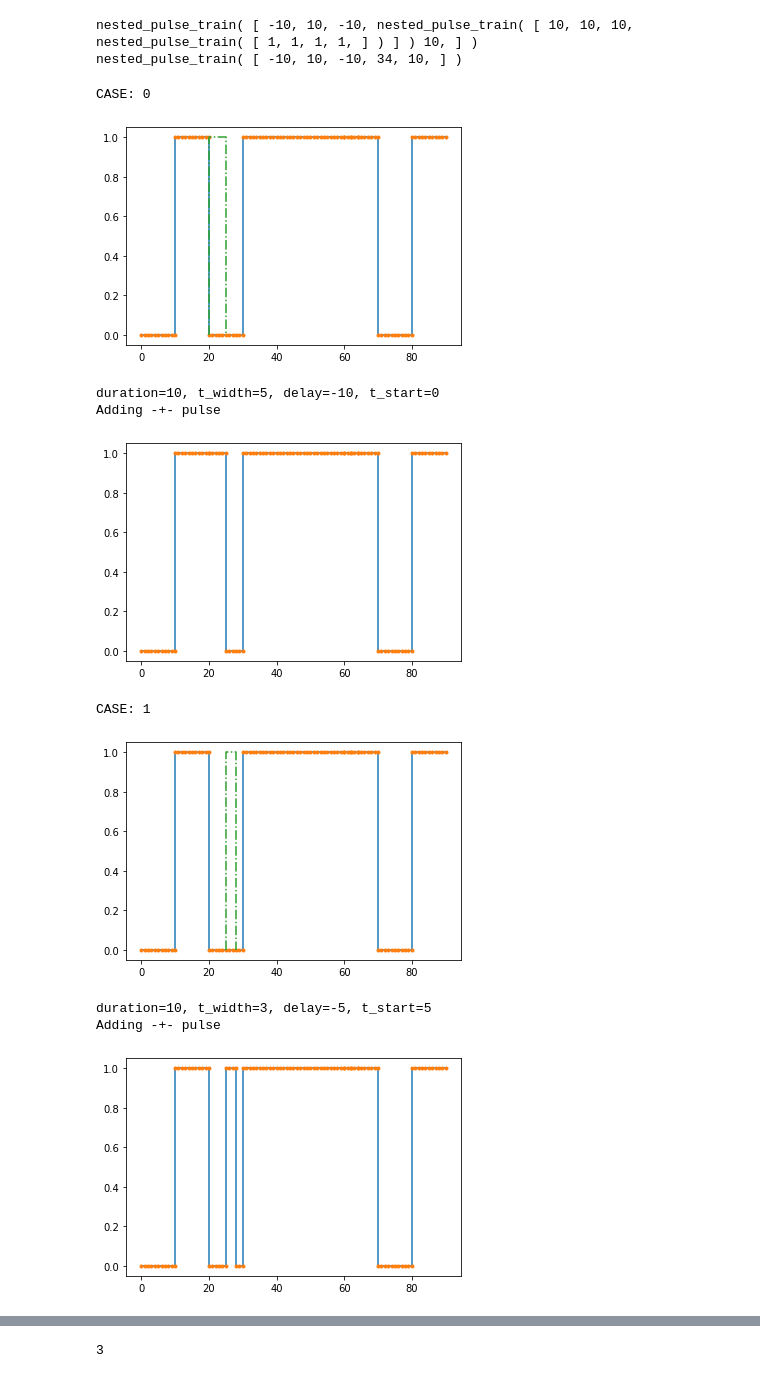
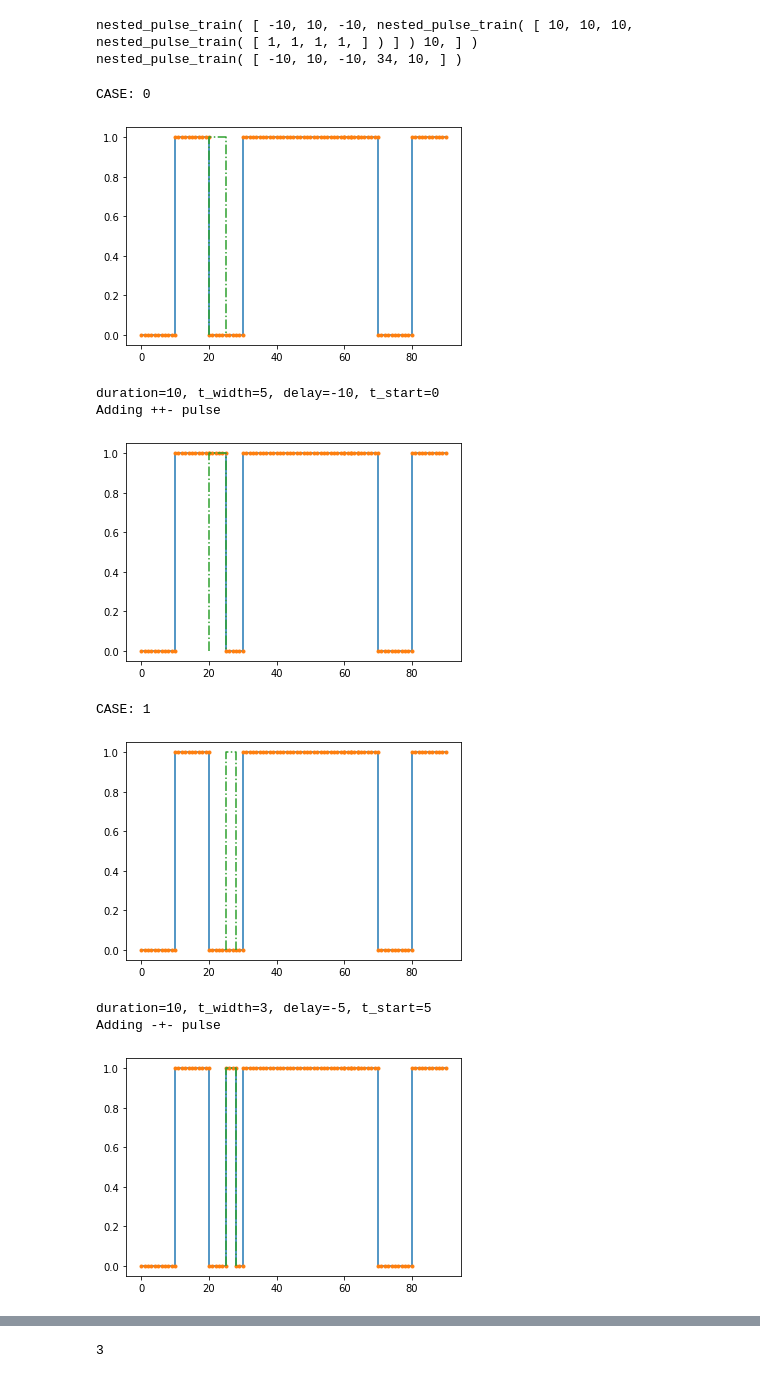
Before and after one commit to stormyweathers/strobe-controller, a Jupyter notebook: advanced-timing-control.ipynb, the cells around one changed output, grey strips where cells are left out. Drawn from its saved outputs; the diff is of its cells as text; code cells hidden in the pictures.

Commit message:
pulse addition works for all flat cases, need to fix nested case issue

```diff
--- a/advanced-timing-control.ipynb
+++ b/advanced-timing-control.ipynb
@@ -179,10 +179,11 @@ class nested_pulse_train:
             if delay >= 0:
                 # Skip this <possibly nested> pulse
                 t_start -= duration
-            elif isinstance(pulse,nested_pulse_train):
-                # Enter the nested pulse
-                t_width = pulse.add_pulse(t_start,duration)
-            elif isinstance(pulse, int):
+            elif (delay < 0) and isinstance(pulse,nested_pulse_train):
+                # recursive call on nested pulse train
+                t_width = pulse.add_pulse(t_start,t_width)
+                self.pulses[idx] = pulse
+            elif (delay < 0) and isInt(pulse):
                 # Start adding the new pulse
                 # at the current nest level in the currently iterated pulse
 
@@ -190,23 +191,41 @@ class nested_pulse_train:
                     """
                     current pulse is already positive
                     decrement the t_width and move on
+                    Remember that delay is *negative*
                     """
                     t_width += delay
                 elif pulse < 0:
                     """
                     current pulse is negative, must split into a positive and negative piece
+                    ---  ->  ++-, new pulse eats the begining of the negative region, but terminates within (terminate)
+                    ---  ->  -+-, new positive pulse is contained in negative region (terminate)
+                    ---  ->  +++, new pulse consumes the negative region (continue)
                     ---  ->  -++, new positive pulse hits subseqeuent edge (continue)
-                    ---  ->  -+-, new positive pulse is contained in negative region (terminate)
                     """
                     print(f"{duration=}, {t_width=}, {delay=}, {t_start=}")
-                    if -delay > t_width:
+                    if (t_start == 0) and (t_width < duration):
+                        print("Adding ++- pulse")
+                        #new pulse terminates
+                        self.pulses[idx] = nested_pulse_train([t_width, t_width - duration])
+                        return 0
+                    elif  (t_start >0) and (t_width < -delay):
                         print("Adding -+- pulse")
                         self.pulses[idx] = nested_pulse_train([-t_start,t_width,-(-delay-t_width)])
+                        # New pulse terminates within this negative region
                         return 0
-                    else:
+                    elif (0 == t_start) and (t_width >= duration):
+                        print("Adding +++ pulse")
+                        self.pulses[idx] = int(np.abs(duration))
+                        t_width -= duration
+                    elif (t_start >0) and (t_width >= -delay):
                         print("Adding -++ pulse")
                         self.pulses[idx] = nested_pulse_train([-t_start,duration-t_start])
                         t_width -= duration-t_start
+                    else:
+                        print("Unhandled pulse type.  What happend?")
+            else:
+                print("Unhandled main case.  What happened?")
+        return t_width
 # %%
 example_add = nested_pulse_train( [-10,10,-10,5 ]  )
 print(example_add)
@@ -315,40 +334,41 @@ Cases to verify:
 """
 
 
 
 for (idx, case) in enumerate(cases):
     train = nested_pulse_train( [-10,10,-10,30, nested_pulse_train([2,2,6,-10]),10 ]  )
 
     print(f"CASE: {idx}")
     #unpack the case
     t_start = case[0]
     t_width = case[1]
 
     #Plot the existsing pulse stream and the desired new pulse
     ts,expanded = train.expand()
     plt.plot(ts,expanded)
     plt.plot(ts,expanded,".")
     ts_new, expanded_new = expand_new_pulse(t_start,t_width)
     plt.plot(ts_new,expanded_new,"-.")
     plt.show()
 
 
     train.add_pulse(t_start,t_width)
     ts,expanded = train.expand()
     plt.plot(ts,expanded)
     plt.plot(ts,expanded,".")
+    plt.plot(ts_new,expanded_new,"-.")
     plt.show()
 # %% [output]
 CASE: 0
 [figure]
 duration=10, t_width=5, delay=-10, t_start=0
-Adding -+- pulse
+Adding ++- pulse
-[figure, old version]
+[figure, new version]
 CASE: 1
 [figure]
 duration=10, t_width=3, delay=-5, t_start=5
 Adding -+- pulse
-[figure, old version]
+[figure, new version]
 CASE: 2
 [figure]
 duration=10, t_width=5, delay=-5, t_start=5
```
Also changed, not shown: parts of 2 cells of this notebook.
